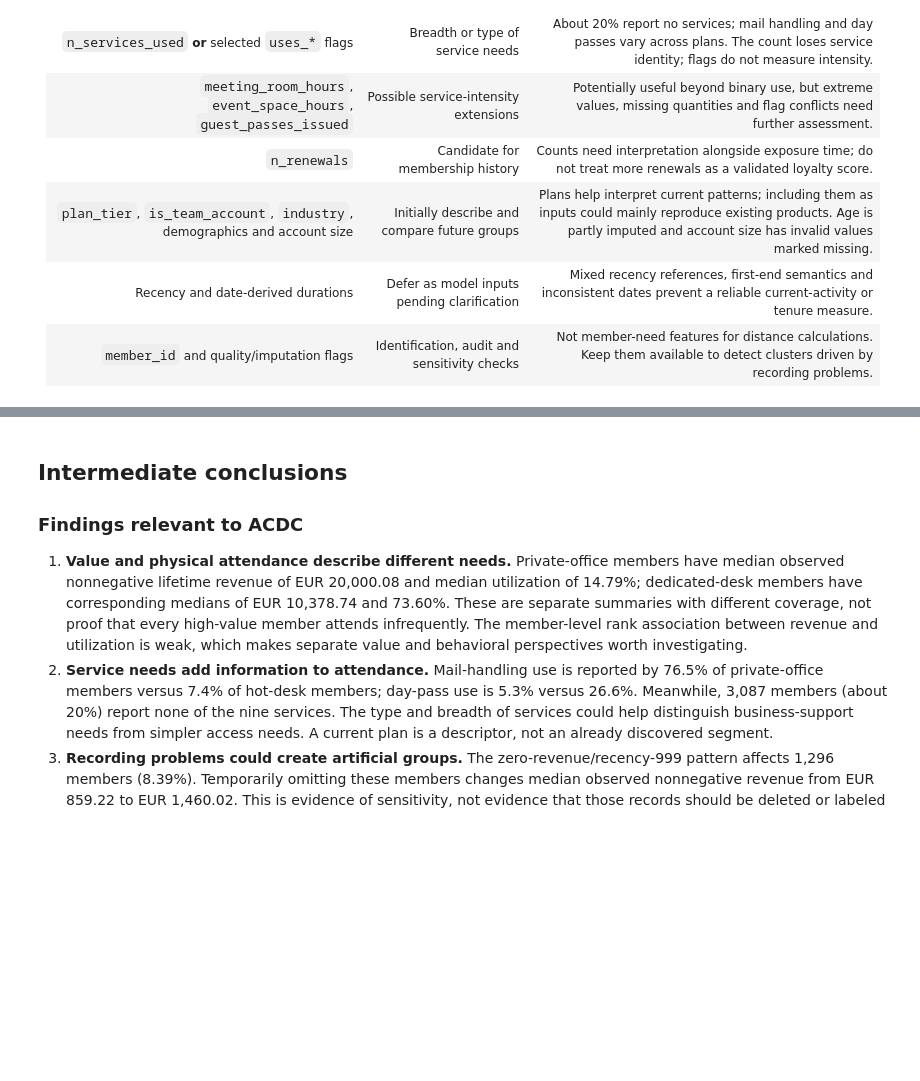
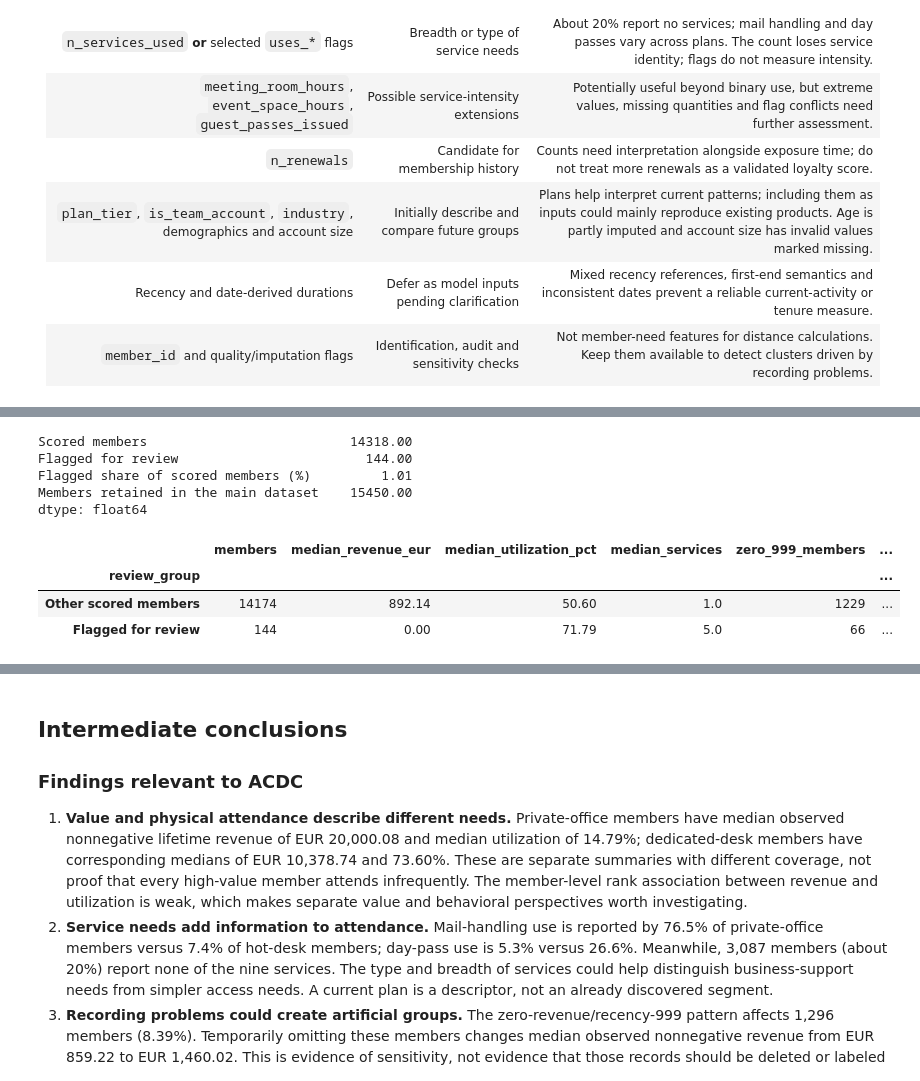
Before and after one commit to fradejoao/dataminingproject, a Jupyter notebook: delivery/Group21_EDA_Code.ipynb, the cells around one changed output, grey strips where cells are left out. Drawn from its saved outputs; the diff is of its cells as text; code cells hidden in the pictures; blank space fills up the shorter version.

```diff
--- a/delivery/Group21_EDA_Code.ipynb
+++ b/delivery/Group21_EDA_Code.ipynb
@@ -1392,0 +1443,39 @@ The following are candidates for later experiments, not a final modeling matrix.
+# %%
+bonus_model = IsolationForest(
+    n_estimators=200, contamination=0.01, random_state=42, n_jobs=1
+)
+bonus_results["flagged_for_review"] = bonus_model.fit_predict(bonus_X) == -1
+bonus_results["anomaly_score"] = -bonus_model.score_samples(bonus_X)
+bonus_results["zero_999"] = zero_999.loc[bonus_results.index]
+bonus_results["review_group"] = np.where(
+    bonus_results["flagged_for_review"], "Flagged for review", "Other scored members"
+)
+bonus_group_order = ["Other scored members", "Flagged for review"]
+
+pd.Series({
+    "Scored members": len(bonus_results),
+    "Flagged for review": bonus_results["flagged_for_review"].sum(),
+    "Flagged share of scored members (%)": 100 * bonus_results["flagged_for_review"].mean(),
+    "Members retained in the main dataset": len(df)
+}).round(2)
+# %% [output]
+Scored members                          14318.00
+Flagged for review                        144.00
+Flagged share of scored members (%)         1.01
+Members retained in the main dataset    15450.00
+dtype: float64
+# %%
+bonus_profile = bonus_results.groupby("review_group").agg(
+    members=("member_id", "size"),
+    median_revenue_eur=("lifetime_value", "median"),
+    median_utilization_pct=("utilization_rate", lambda values: 100 * values.median()),
+    median_services=("n_services_used", "median"),
+    zero_999_members=("zero_999", "sum"),
+    zero_999_pct=("zero_999", lambda values: 100 * values.mean())
+).reindex(bonus_group_order)
+bonus_profile.round(2)
+# %% [output]
+|  | members | median_revenue_eur | median_utilization_pct | median_services | zero_999_members | ... |
+| review_group |  |  |  |  |  | ... |
+| Other scored members | 14174 | 892.14 | 50.60 | 1.0 | 1229 | ... |
+| Flagged for review | 144 | 0.00 | 71.79 | 5.0 | 66 | ... |
```
Also changed, not shown: parts of 13 cells of this notebook, 5 other files.
